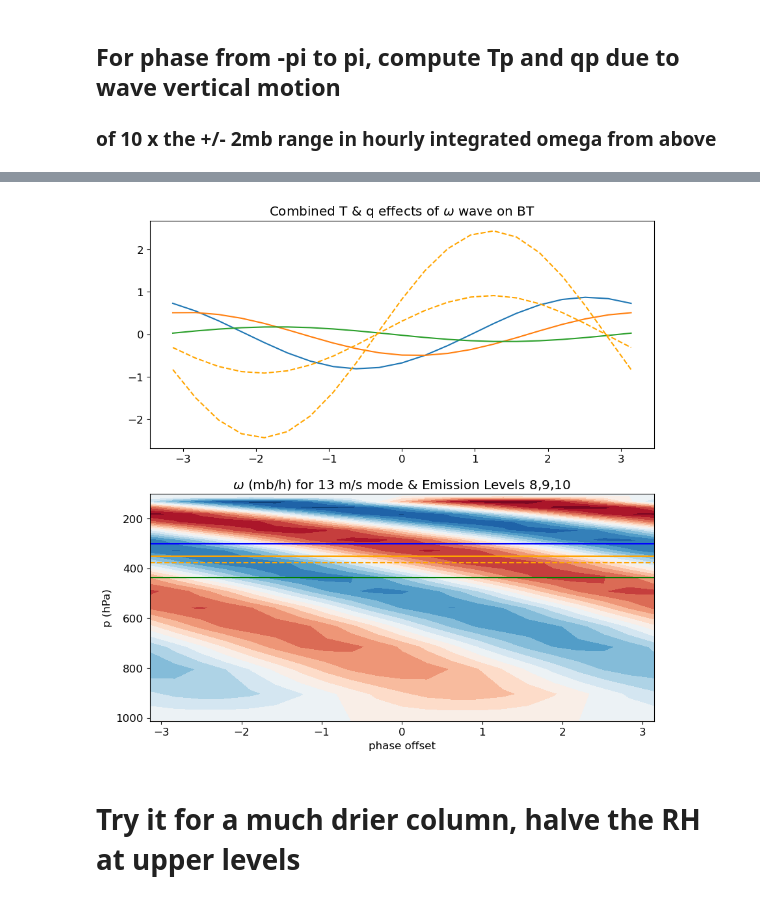
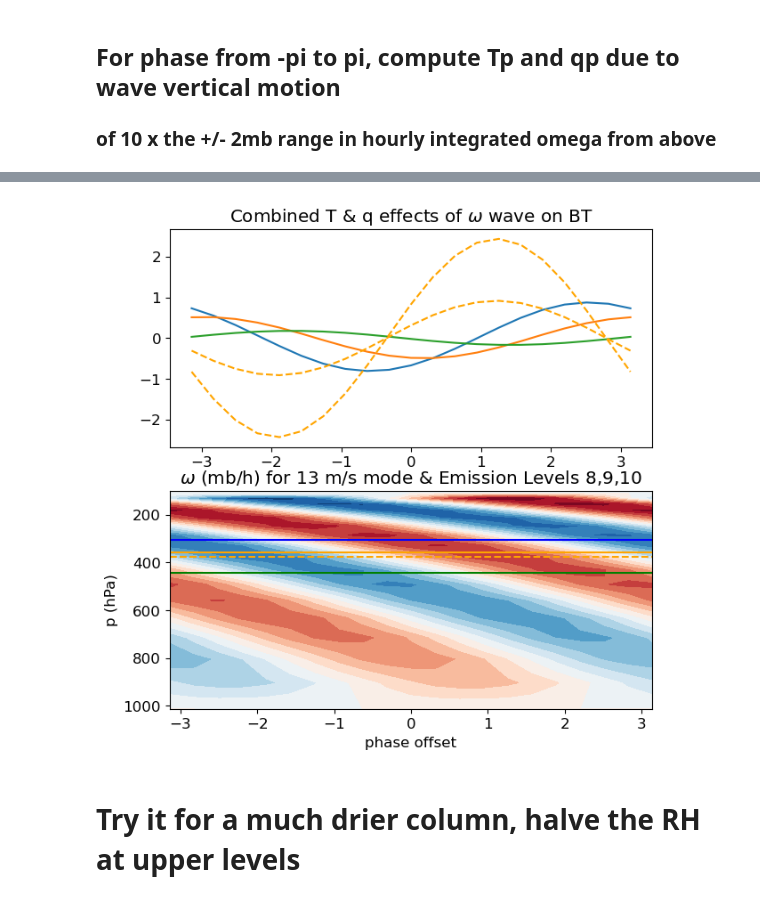
Before and after one commit to ATMOcanes/arts-lectures, a Jupyter notebook: exercises/06-olr/BEMolr.ipynb, the cells around one changed output, grey strips where cells are left out. Saved outputs shown, nothing was run; the diff lists cells and outputs as text; code cells hidden in the pictures.

```diff
--- a/exercises/06-olr/BEMolr.ipynb
+++ b/exercises/06-olr/BEMolr.ipynb
@@ -575,31 +575,31 @@ for i,ph in enumerate(phase_offset):
     DT10s_phase.append(T10p - T10)
 # %%
 # Tropical Case Plot: TOA & omega for all phase offsets: dotted PB24 coefficient range @ 378mb "emission level"
-plt.figure(figsize=(10,10) )
+plt.figure(figsize=(7,7) )
 
 plt.subplot(211)
 plt.plot(phase_offset, DT8s_phase);
 plt.plot(phase_offset, DT9s_phase);
 plt.plot(phase_offset, DT10s_phase);
 plt.title('Combined T & q effects of $\omega$ wave on BT')
 
 # PB24 coefficient is "between 6 and 16 hPa per K" so overplot omega curve divided by this coefficient
 # level 9 is 378 hPa
 plt.plot(phase_offset, Amplitude/100 *om21[9,:]/6., linestyle='--', color='orange') # convert omega at 378mb to BT using PB24 coefficient
 plt.plot(phase_offset, Amplitude/100 *om21[9,:]/16., linestyle='--', color='orange') # convert omega at 378mb to BT using PB24 coefficient
 
 plt.subplot(212)
 plt.contourf(phase_offset, pprof/100., om21, 15, cmap='RdBu_r')
 plt.title('$\omega$ (mb/h) for 13 m/s mode & Emission Levels 8,9,10')
 plt.ylim([1013,100]); plt.ylabel('p (hPa)')
 plt.xlabel('phase offset')
 plt.hlines(EL8/100, -np.pi, np.pi,'blue');
 plt.hlines(EL9/100, -np.pi, np.pi,'orange');
 plt.hlines(EL10/100,-np.pi, np.pi,'green');
 
 plt.hlines(378,-np.pi, np.pi,'orange', linestyle='--'); #PB24 level
 # %% [output]
-[figure, old version]
+[figure, new version]
 # %% [markdown]
 # Try it for a much drier column, halve the RH at upper levels
 # %%
```
Also changed, not shown: parts of 3 cells of this notebook.
